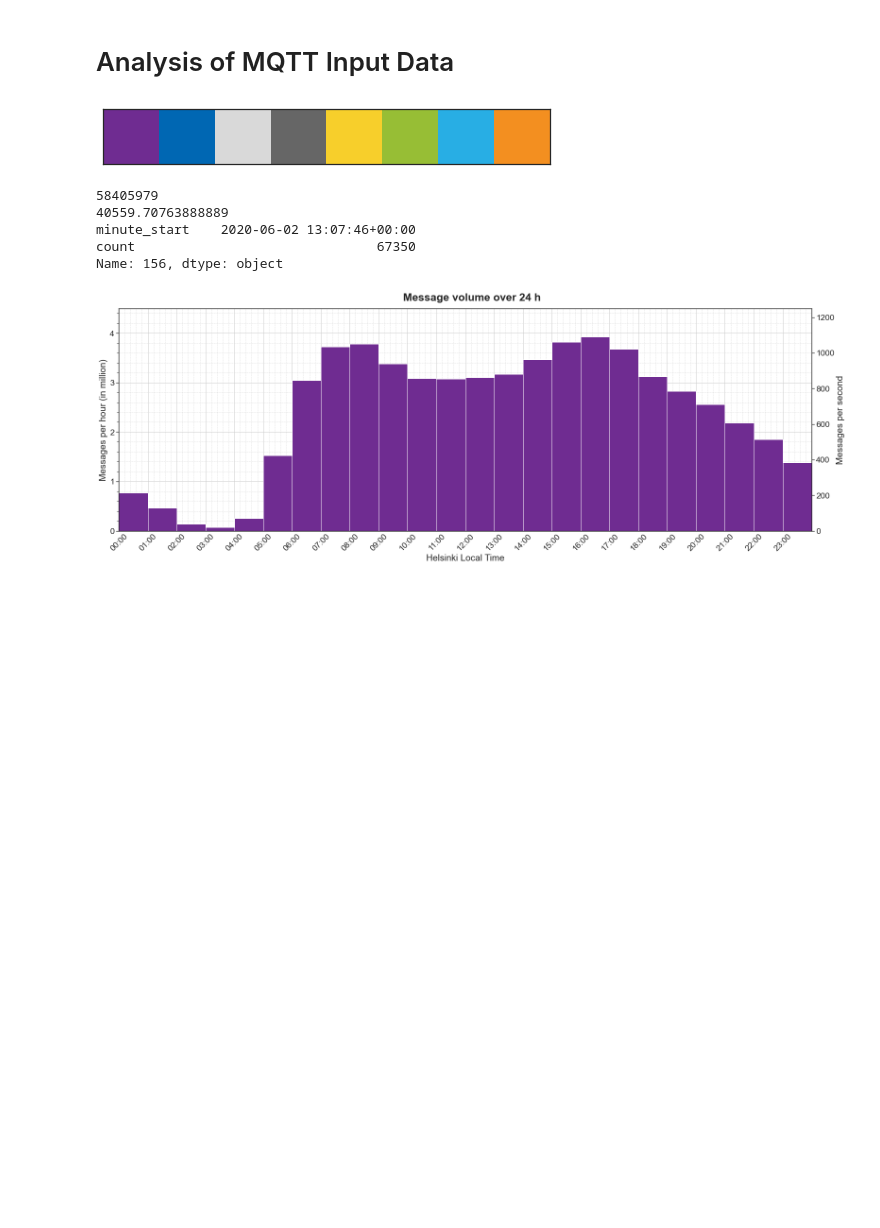
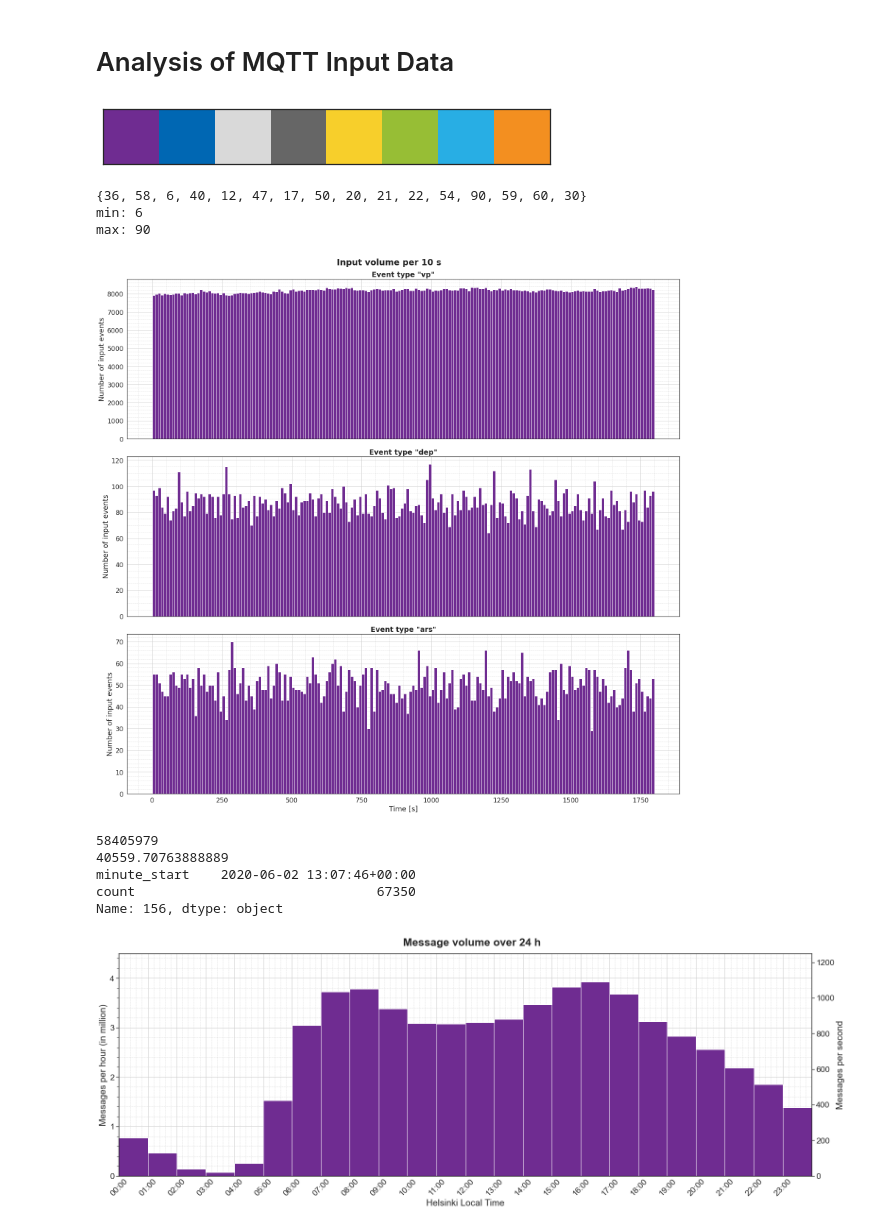
Before and after one commit to DominikStiller/ptinsight, a Jupyter notebook: app/analysis/inputs/inputs.ipynb, the cells around one changed output. Cells and saved outputs as stored; diff of their text form; code cells hidden in the pictures; blank space fills up the shorter version.

```diff
--- a/app/analysis/inputs/inputs.ipynb
+++ b/app/analysis/inputs/inputs.ipynb
@@ -15,11 +15,10 @@ import pandas as pd
 import matplotlib
 import matplotlib.pyplot as plt
 import seaborn as sb
-import bz2
-from ptinsight.common.plotting import plot_init, plot_subplot, plot_format, plot_save, add_relative_time
+from ptinsight.common.plotting import Plotter, add_relative_time
 from ptinsight.common.recordings import open_recording
 
-plot_init()
+plotter = Plotter(layout="constrained")
 # %%
 sb.palplot(sb.color_palette())
 # %% [output]
@@ -123,9 +120,7 @@ def load_counts():
 load_counts()
 # %%
 def analyze_operators():
-    s3_file = boto3.resource("s3").Object("mqtt-recordings", f"mqtt.hsl.fi/{recording_file}.rec.bz2")
-
-    body, lines = open_recording(s3_file)
+    body, lines = open_recording("mqtt-recordings", f"mqtt.hsl.fi/{recording_file}.rec.bz2")
 
     for _ in range(4):
        next(lines)
@@ -153,32 +148,38 @@ def analyze_operators():
 
     body.close()
 analyze_operators()
+# %% [output]
+{36, 58, 6, 40, 12, 47, 17, 50, 20, 21, 22, 54, 90, 59, 60, 30}
+min: 6
+max: 90
 # %%
 def plot_timestamps():
     data = pd.read_csv(f"timestamps/{recording_file}.csv")
     add_relative_time(data, "ingestion_timestamp")
 
     event_types = pd.unique(data["event_type"])
     n_event_types = len(event_types)
 
-    fig, axs = plot_subplot(n_event_types)
+    fig, axs = plotter.make_subplots(n_event_types)
     fig.suptitle("Input volume per 10 s")
 
     for i, event_type in enumerate(event_types):
         ax = axs[i]
 
         event_type_data = data[data["event_type"] == event_type]
         ax.hist(event_type_data["t"], bins=30*6)
 
         if i == n_event_types-1:
             plt.xlabel("Time [s]")
         ax.set_ylabel("Number of input events")
         ax.set_title(f"Event type \"{event_type}\"")
 
-    plot_format(fig)
-    plot_save(f"ingestion_timestamp")
+    plotter.format(fig)
+    plotter.save(f"ingestion_timestamp")
 
 plot_timestamps()
+# %% [output]
+[figure, added]
 # %%
 def plot_timelag_over_time():
     data = pd.read_csv(f"timestamps/{recording_file}.csv")
```
Also changed, not shown: parts of 4 cells of this notebook, 30 other files.
